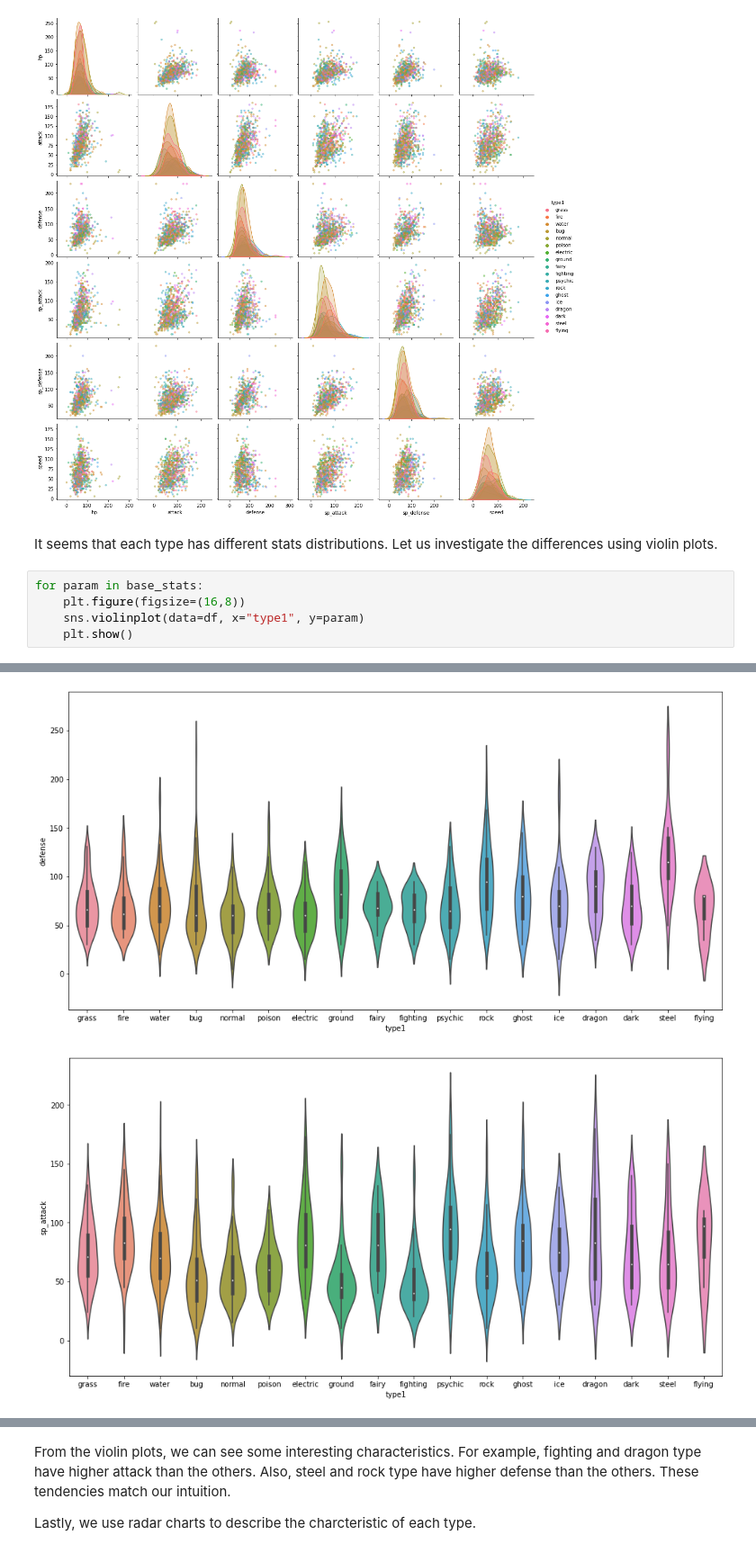
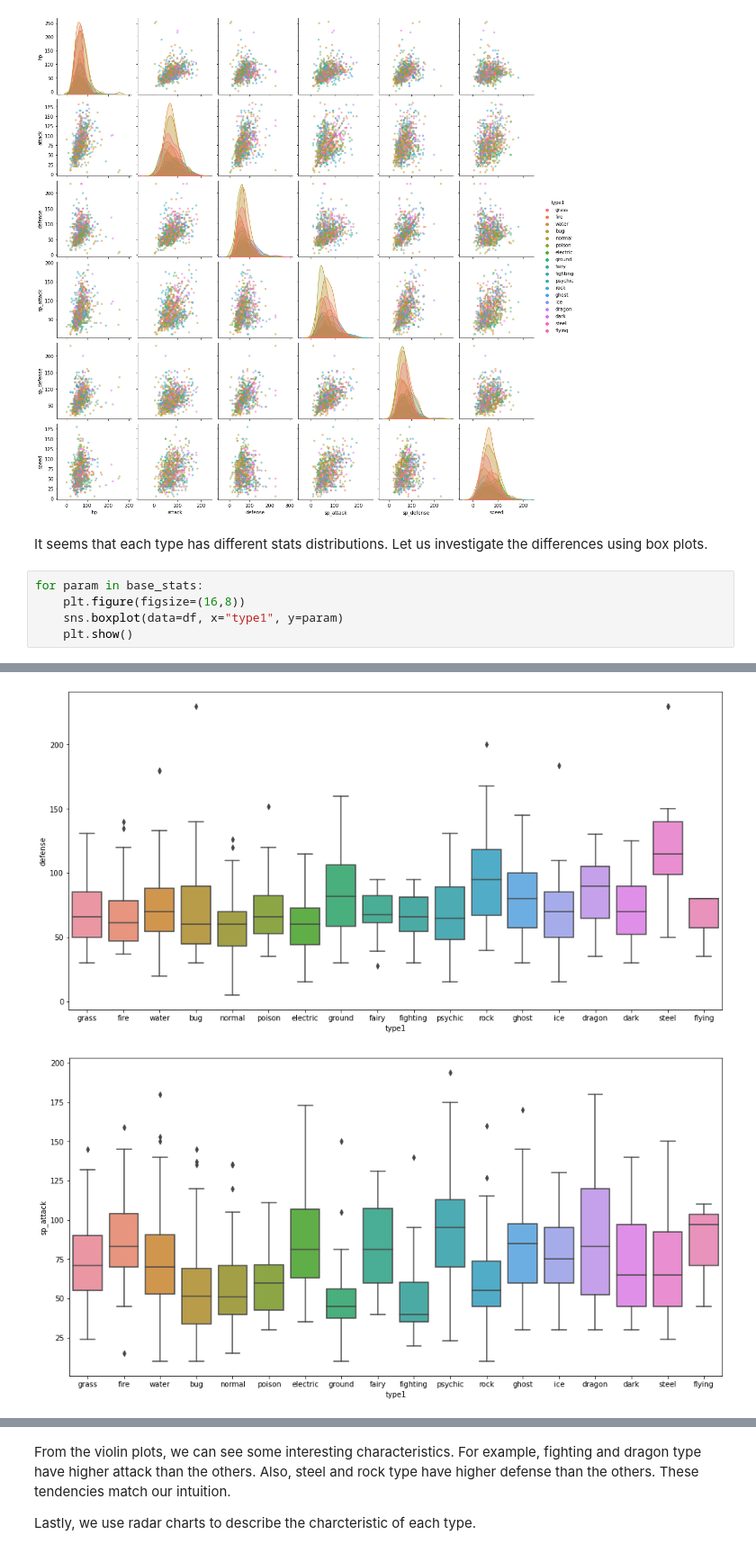
Before and after one commit to arisakaso/project, a Jupyter notebook: pokemon.ipynb, the cells around one changed output, grey strips where cells are left out. Shown at 90% size. Saved outputs shown, nothing was run; the diff lists cells and outputs as text.

```diff
--- a/pokemon.ipynb
+++ b/pokemon.ipynb
@@ -84,10 +84,10 @@ sns.pairplot(data = df[base_stats + ["type1"]],
 # %% [output]
 [figure]
 # %% [markdown]
-It seems that each type has different stats distributions. Let us investigate the differences using violin plots.
+It seems that each type has different stats distributions. Let us investigate the differences using box plots.
 # %%
 for param in base_stats:
     plt.figure(figsize=(16,8))
-    sns.violinplot(data=df, x="type1", y=param)
+    sns.boxplot(data=df, x="type1", y=param)
     plt.show()
 # %% [output]
@@ -96,2 +96,2 @@ for param in base_stats:
-[figure, old version]
+[figure, new version]
-[figure, old version]
+[figure, new version]
```
Also changed, not shown: parts of 41 cells of this notebook.
